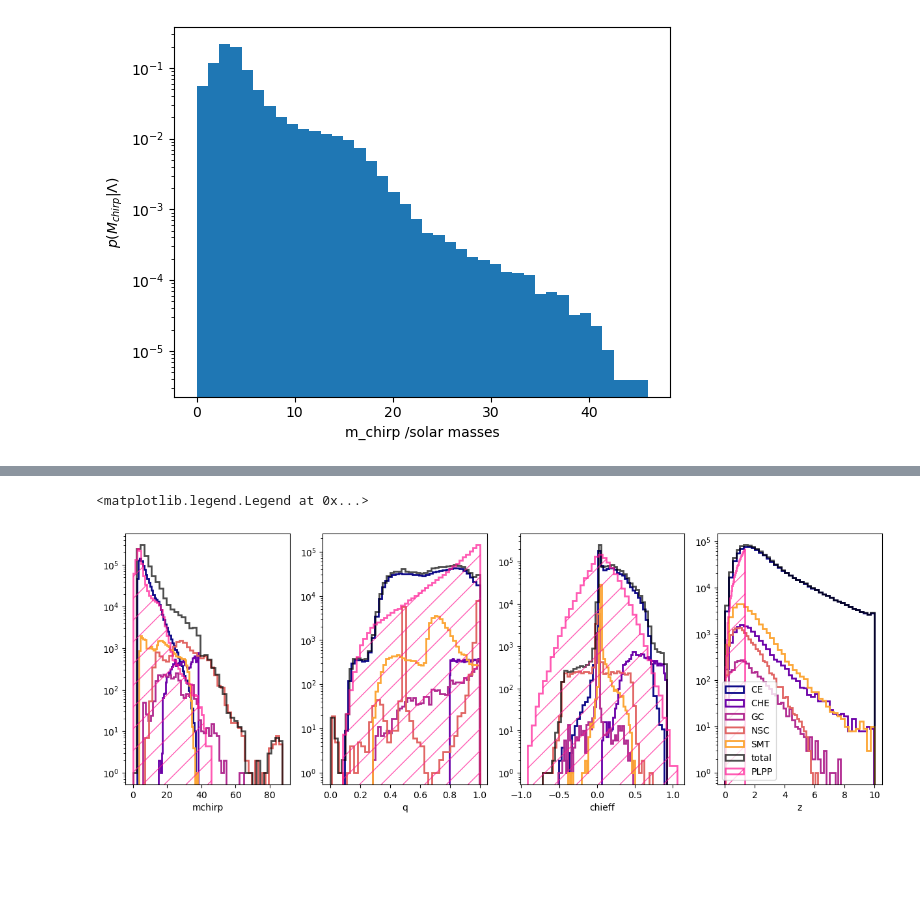
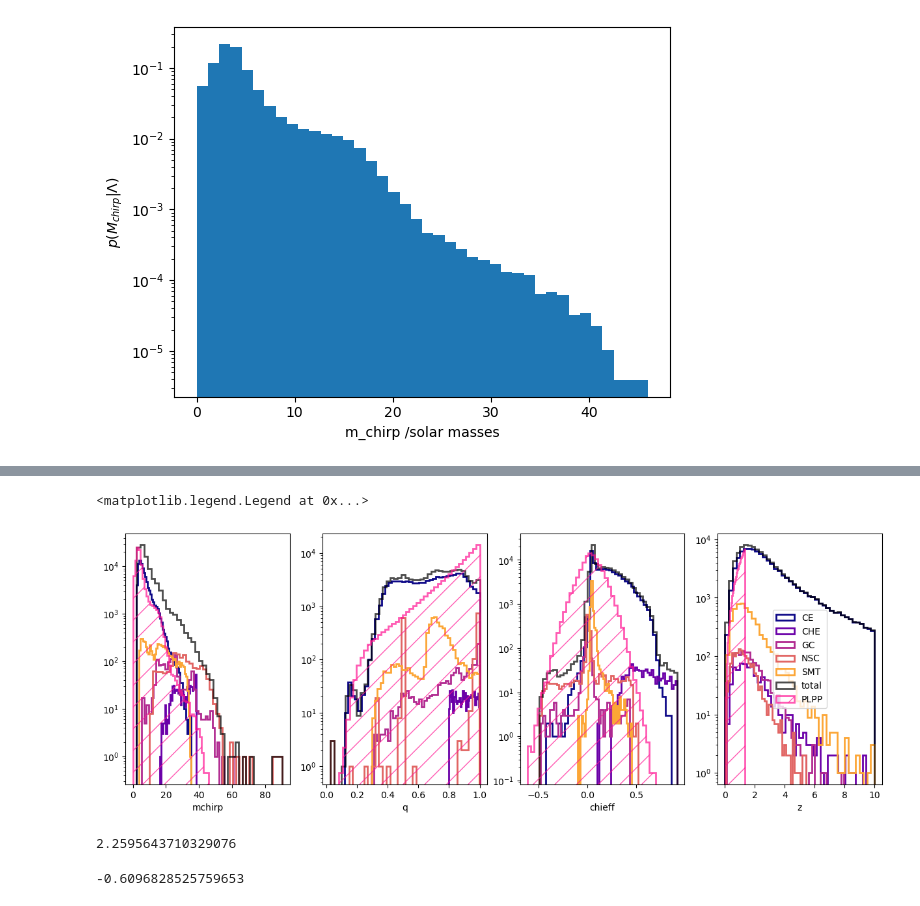
Before and after one commit to michaelzevin/AMAZE, a Jupyter notebook: notebooks/plot_results_dataspace.ipynb, the cells around one changed output, grey strips where cells are left out. Cells and saved outputs as stored; diff of their text form; code cells hidden in the pictures; blank space fills up the shorter version.

```diff
--- a/notebooks/plot_results_dataspace.ipynb
+++ b/notebooks/plot_results_dataspace.ipynb
@@ -113,7 +153,6 @@ corner_kwargs = dict(
     fill_contours=True,
     show_titles=True,
     labels=['mchirp','q','chieff','z'],
-    axes_scale='log',
 )
 
 
@@ -121,7 +160,7 @@ fig=corner.corner(total_samps[samps_filled[-1]:samps_filled[0]], **corner_kwargs
 
 for cidx, channel in enumerate(channels[1:]):
     corner_kwargs["color"] = colors[cidx+1]
-    corner.corner(total_samps[samps_filled[cidx]:samps_filled[cidx+1]], fig=fig, **corner_kwargs)
+    corner.corner(total_samps_ordered[samps_filled[cidx]:samps_filled[cidx+1]], fig=fig, **corner_kwargs)
 plt.legend(
         handles=[
             mlines.Line2D([], [], color=colors[i], label=channels[i])
@@ -136,8 +174,0 @@ ValueError: It looks like at least one of your sample columns have no dynamic ra
-# %%
-#obs data
-params = ['mchirp','q', 'chieff', 'z']
-gw_path ='/data/wiay/2297403c/amaze_model_select/AMAZE_model_selection/simulated_events_processed/2_chi02'
-Nsamps=1000
-
-observations, obsdata, p_theta, events = gw_obs.generate_observations(params, gw_path, \
-                                            Nsamps, 'posteriors', 'p_theta_jcb')
@@ -163,22 +212,0 @@ plt.legend()
-# %%
-true_hyperpost_samp = np.array([0.2,1.,0.2,0.2,0.2,0.2,0.2])
-no_total_samps = 1000001
-true_total_samps = np.zeros((no_total_samps,len(params)))
-
-samps_filled = np.zeros(6, dtype=int)
-
-for cidx, channel in enumerate(channels):
-    print(f'sampling {channel}...')
-    no_channel_samps = int(np.round(no_total_samps*true_hyperpost_samp[2+cidx], decimals=0))
-    if channel == 'CE':
-        true_channel_samps = flow[channel].flow.sample(np.array([true_hyperpost_samp[:2]]), no_channel_samps)
-    else:
-        true_channel_samps = flow[channel].flow.sample(np.array([true_hyperpost_samp[:1]]), no_channel_samps)
-
-    true_channel_samps[:,0] = flow[channel].expistic(true_channel_samps[:,0], flow[channel].mappings[0], flow[channel].mappings[1])
-    true_channel_samps[:,1] = flow[channel].expistic(true_channel_samps[:,1], flow[channel].mappings[2])
-    true_channel_samps[:,2] = np.tanh(true_channel_samps[:,2])
-    true_channel_samps[:,3] = flow[channel].expistic(true_channel_samps[:,3], flow[channel].mappings[4], flow[channel].mappings[5])
-
-    true_total_samps[samps_filled[cidx-1]:samps_filled[cidx-1]+no_channel_samps,:] = true_channel_samps
-    samps_filled[cidx]=samps_filled[cidx-1]+no_channel_samps
@@ -300,6 +222,6 @@ plt.yscale('log')
 # %% [output]
 [figure]
 # %%
-chieff_samps = (comb_intrins_samps['chi_1']*comb_intrins_samps['costilt_1'])+(comb_intrins_samps['q']*comb_intrins_samps['chi_2']*comb_intrins_samps['costilt_2'])\
+chieff_samps = ((comb_intrins_samps['chi_1']*comb_intrins_samps['costilt_1'])+(comb_intrins_samps['q']*comb_intrins_samps['chi_2']*comb_intrins_samps['costilt_2']))\
     /(1+comb_intrins_samps['q'])
 # %%
@@ -329,25 +248,33 @@ plt.hist(chieff_samps, density=True, bins=40)
 # %%
 plt.rcParams["figure.figsize"] = (15,5)
 fig,ax=plt.subplots(1,4)
 cmap = plt.colormaps['plasma']
 colors = cmap(np.linspace(0, 1, 6))
 PLPP_samps = [mchirp_samps, comb_intrins_samps['q'], chieff_samps, comb_intrins_samps['z']]
 
 for cidx, channel in enumerate(channels):
     for pidx,param in enumerate(params):
-        ax[pidx].hist(total_samps[samps_filled[cidx-1]:samps_filled[cidx],pidx], color=colors[cidx], histtype='step', bins=40, lw=2,\
+        ax[pidx].hist(total_samps_ordered[samps_filled[cidx-1]:samps_filled[cidx],pidx], color=colors[cidx], histtype='step', bins=40, lw=2,\
              label=channel)
         ax[pidx].set_yscale('log')
         ax[pidx].set_xlabel(param)
 
 for pidx,param in enumerate(params):
-    ax[pidx].hist(total_samps[:,pidx], color='black', histtype='step', bins=40, lw=2, ls='-', label='total', alpha=0.7)
-    ax[pidx].hist(PLPP_samps[pidx], color='deeppink', histtype='step', weights=np.ones(len(PLPP_samps[pidx]))*len(total_samps[:,pidx])/len(PLPP_samps[pidx]),\
+    ax[pidx].hist(total_samps_ordered[:,pidx], color='black', histtype='step', bins=40, lw=2, ls='-', label='total', alpha=0.7)
+    ax[pidx].hist(PLPP_samps[pidx], color='deeppink', histtype='step', weights=np.ones_like(PLPP_samps[pidx])*len(total_samps_ordered[:,pidx])/len(PLPP_samps[pidx]),\
         hatch='/', bins=40, lw=2, ls='-', label='PLPP', alpha=0.7)
 plt.legend()
 # %% [output]
 <matplotlib.legend.Legend at 0x...>
-[figure, old version]
+[figure, new version]
+# %%
+np.min(total_samps_ordered[:,0])
+# %% [output]
+2.2595643710329076
+# %%
+np.min(chieff_samps)
+# %% [output]
+-0.6096828525759653
 # %%
 fig,ax=plt.subplots(2,4)
 bins =np.array([np.linspace(0,100,100), np.linspace(0,1,100), np.linspace(-1,1,100), np.linspace(0,10,100)])
```
Also changed, not shown: parts of 23 cells of this notebook.
